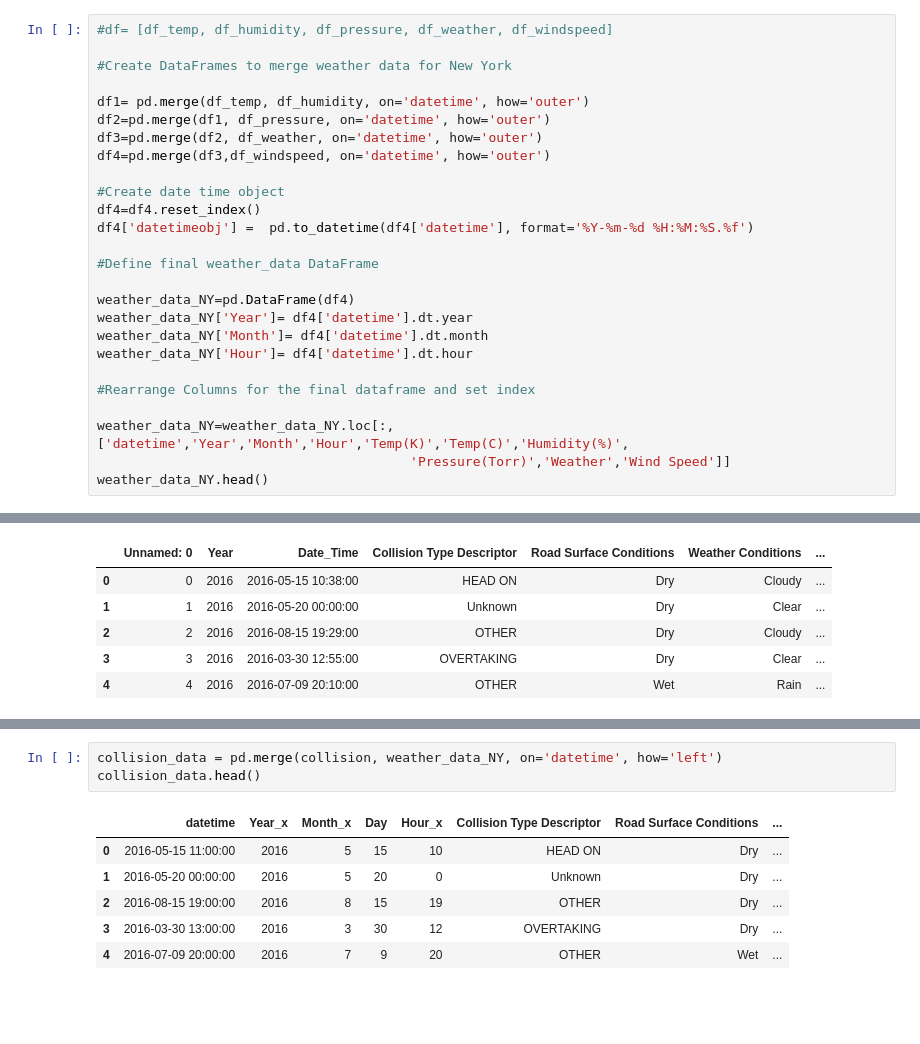
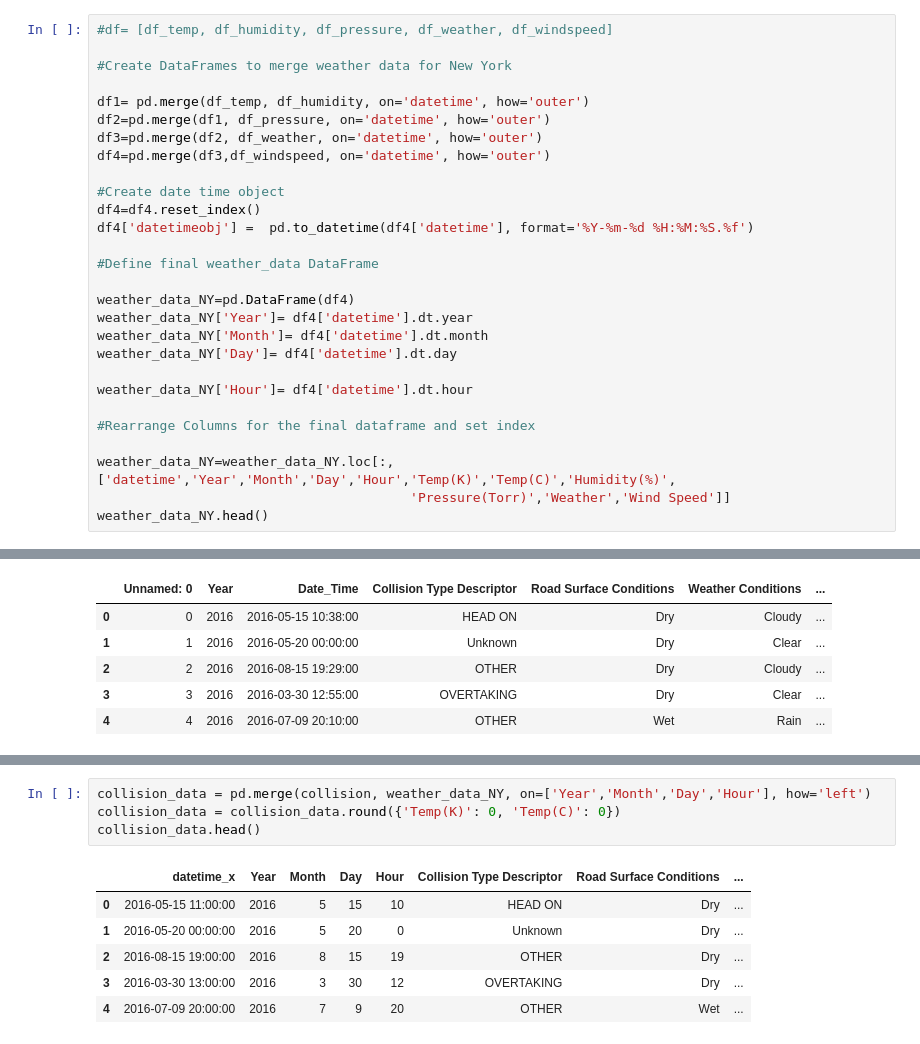
Before and after one commit to AmitChoudhary1392/Project-1_Team6, a Jupyter notebook: main.ipynb, the cells around one changed output, grey strips where cells are left out. Drawn from its saved outputs; the diff is of its cells as text; blank space fills up the shorter version.

```diff
--- a/main.ipynb
+++ b/main.ipynb
@@ -133,11 +133,13 @@ df4['datetimeobj'] =  pd.to_datetime(df4['datetime'], format='%Y-%m-%d %H:%M:%S.
 weather_data_NY=pd.DataFrame(df4)
 weather_data_NY['Year']= df4['datetime'].dt.year
 weather_data_NY['Month']= df4['datetime'].dt.month
+weather_data_NY['Day']= df4['datetime'].dt.day
+
 weather_data_NY['Hour']= df4['datetime'].dt.hour
 
 #Rearrange Columns for the final dataframe and set index
 
-weather_data_NY=weather_data_NY.loc[:, ['datetime','Year','Month','Hour','Temp(K)','Temp(C)','Humidity(%)',
+weather_data_NY=weather_data_NY.loc[:, ['datetime','Year','Month','Day','Hour','Temp(K)','Temp(C)','Humidity(%)',
                                         'Pressure(Torr)','Weather','Wind Speed']]
 weather_data_NY.head()
 # %% [output]
@@ -322,10 +315,11 @@ collision.head()
 | 3 | 2016-03-30 13:00:00 | 2016 | 3 | 30 | 12 | OVERTAKING | Dry | ... |
 | 4 | 2016-07-09 20:00:00 | 2016 | 7 | 9 | 20 | OTHER | Wet | ... |
 # %%
-collision_data = pd.merge(collision, weather_data_NY, on='datetime', how='left')
+collision_data = pd.merge(collision, weather_data_NY, on=['Year','Month','Day','Hour'], how='left')
+collision_data = collision_data.round({'Temp(K)': 0, 'Temp(C)': 0})
 collision_data.head()
 # %% [output]
-|  | datetime | Year_x | Month_x | Day | Hour_x | Collision Type Descriptor | Road Surface Conditions | ... |
+|  | datetime_x | Year | Month | Day | Hour | Collision Type Descriptor | Road Surface Conditions | ... |
 | 0 | 2016-05-15 11:00:00 | 2016 | 5 | 15 | 10 | HEAD ON | Dry | ... |
 | 1 | 2016-05-20 00:00:00 | 2016 | 5 | 20 | 0 | Unknown | Dry | ... |
 | 2 | 2016-08-15 19:00:00 | 2016 | 8 | 15 | 19 | OTHER | Dry | ... |
```
Also changed, not shown: parts of 6 cells of this notebook.
